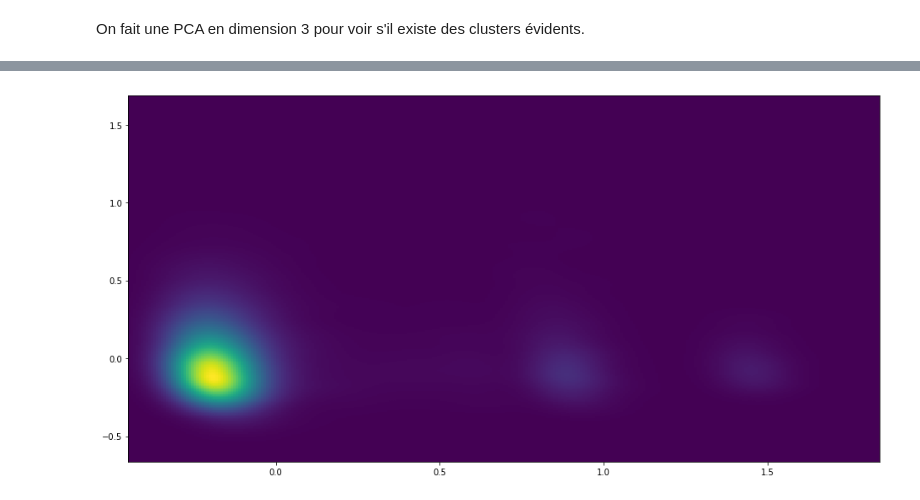
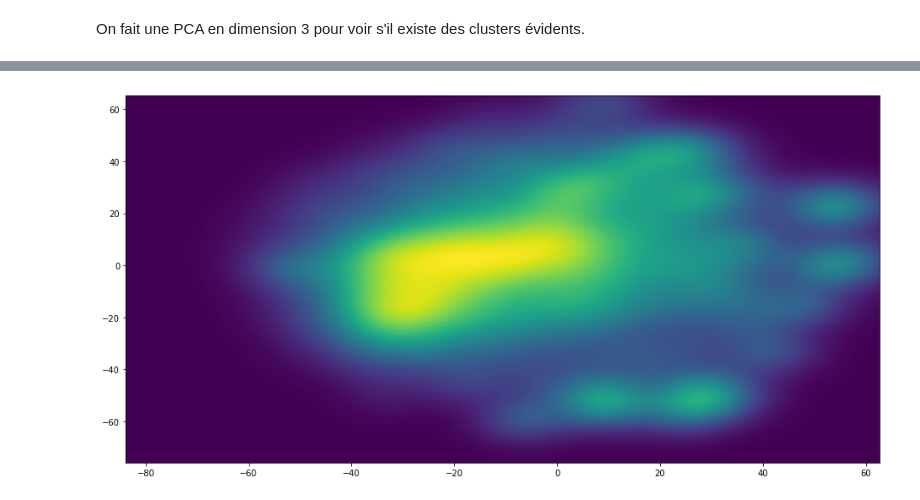
Before and after one commit to alexisthual/debat-ouvert, a Jupyter notebook: notebook.ipynb, the cells around one changed output, grey strips where cells are left out. Drawn from its saved outputs; the diff is of its cells as text; code cells hidden in the pictures.

```diff
--- a/notebook.ipynb
+++ b/notebook.ipynb
@@ -16,9 +17,9 @@ Dans ce notebook, j'utilise des embeddings pré-entrainés pour être capable de
 
 `EMBEDDING_FILE_PATH` doit pointer vers l'endroit où se trouve les embeddings sur votre machine.
 # %%
-EMBEDDING_FILEPATH = '/home/alexis/mva/word_embeddings/wiki.fr.vec'
+EMBEDDING_FILEPATH = 'wiki.fr.vec'
 WORD_EMBEDDING_SIZE = 300
-FILE_NAME = './data/fiscalite.json'
+FILE_NAME = 'proposals_cleaned/fiscalite.json'
 # %% [markdown]
 Chargement des word embeddings déjà entrainés.
 # %%
@@ -38,16 +39,22 @@ with open(FILE_NAME, 'r') as input_file:
         responses = []
         line = next(input_file)
         participation = json.loads(line)
-
         assert(len(participation['responses']) == 8)
         responses.append(participation['titre'])
 
         for response in participation['responses']:
+
             if response['question']["id"] not in questions:
                 questions[response['question']["id"]] = response['question']['title']
             if response['value']:
                 answer_frequency[response['question']['title']] += 1
-            responses.append(response['value'])
+                # Try/except pour ne pas inclure les 'labels' et 'other' des QCM
+                try:
+                    text = json.loads((response["value"]))["other"]
+                    responses.append(text)
+                except:
+                    responses.append(response['value'])
+            responses.append(None)
 
         participations.append(responses)
 # %% [markdown]
@@ -57,8 +64,9 @@ On construit l'embedding d'une participation comme la moyenne des embeddings de
 
 On construit l'embedding de chaque réponse comme la moyenne des embeddings de chaque mot reconnu de la réponse.
 # %%
-embeddings = np.zeros((0, WORD_EMBEDDING_SIZE))
-
+embeddings = np.zeros((len(participations), WORD_EMBEDDING_SIZE))
+mots_inconnus = defaultdict(lambda: 0)
+i = 0
 for participation in participations:
     participation_embedding = np.zeros((1, WORD_EMBEDDING_SIZE))
     number_of_responses = 0
@@ -80,16 +88,14 @@ for participation in participations:
                 try:
                     sentence_embedding += pretrained_embeddings[word.lower()]
                 except:
-                    pass
+                    mots_inconnus[word] += 1
 
             sentence_embedding /= max(len(words), 1)
 
             participation_embedding += sentence_embedding
 
-    embeddings = np.concatenate((
-        embeddings,
-        participation_embedding / max(1, number_of_responses)
-    ))
+    embeddings[i,:] = participation_embedding / max(1, number_of_responses)
+    i += 1
 # %%
 embeddings.shape
 # %% [output]
@@ -118,6 +135,8 @@ ax.scatter(principalDf[:,0], principalDf[:,1], principalDf[:,2])
 # %%
 pca = PCA(n_components=2)
 principal_components = pca.fit_transform(embeddings)
+tsne = TSNE(n_components=2,verbose=1)
+tsne_embedding_2d = tsne.fit_transform(embeddings)
 
 principalDf = pd.DataFrame(
     data=principal_components,
@@ -133,15 +178,16 @@ ax.scatter(principalDf[:,0], principalDf[:,1])
 # %%
 from scipy.stats import kde
 
 nbins=300
-x, y = principalDf[:,0], principalDf[:,1]
+#x, y = principalDf[:,0], principalDf[:,1]
+x, y = tsne_embedding_2d[:,0], tsne_embedding_2d[:,1]
 k = kde.gaussian_kde([x,y])
 xi, yi = np.mgrid[x.min():x.max():nbins*1j, y.min():y.max():nbins*1j]
 zi = k(np.vstack([xi.flatten(), yi.flatten()]))
 
 # Make the plot
 fig = plt.figure(figsize=(16, 8))
 plt.pcolormesh(xi, yi, zi.reshape(xi.shape))
 plt.show()
 # %% [output]
-[figure, old version]
+[figure, new version]
```
Also changed, not shown: parts of 8 cells of this notebook.
